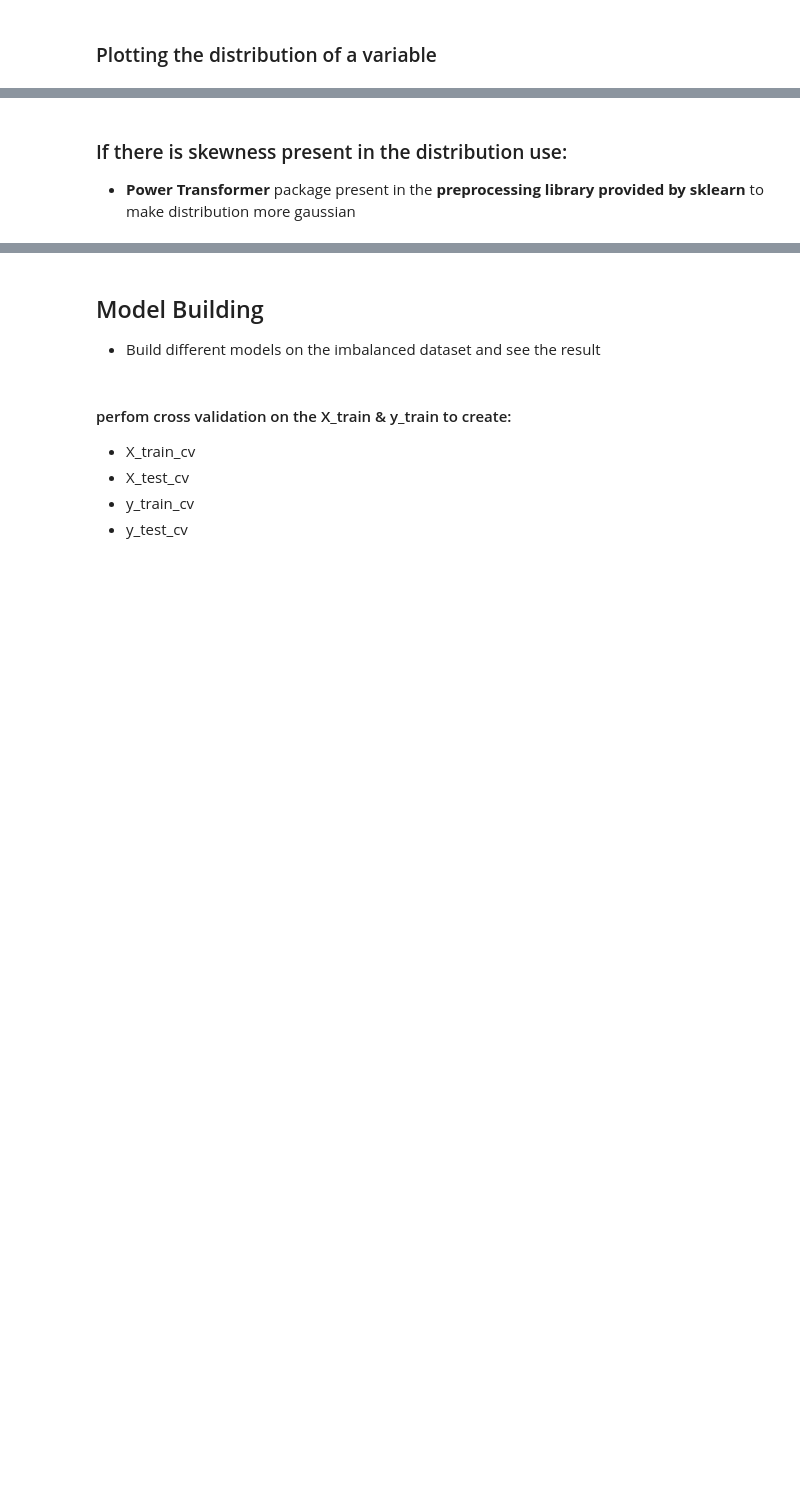
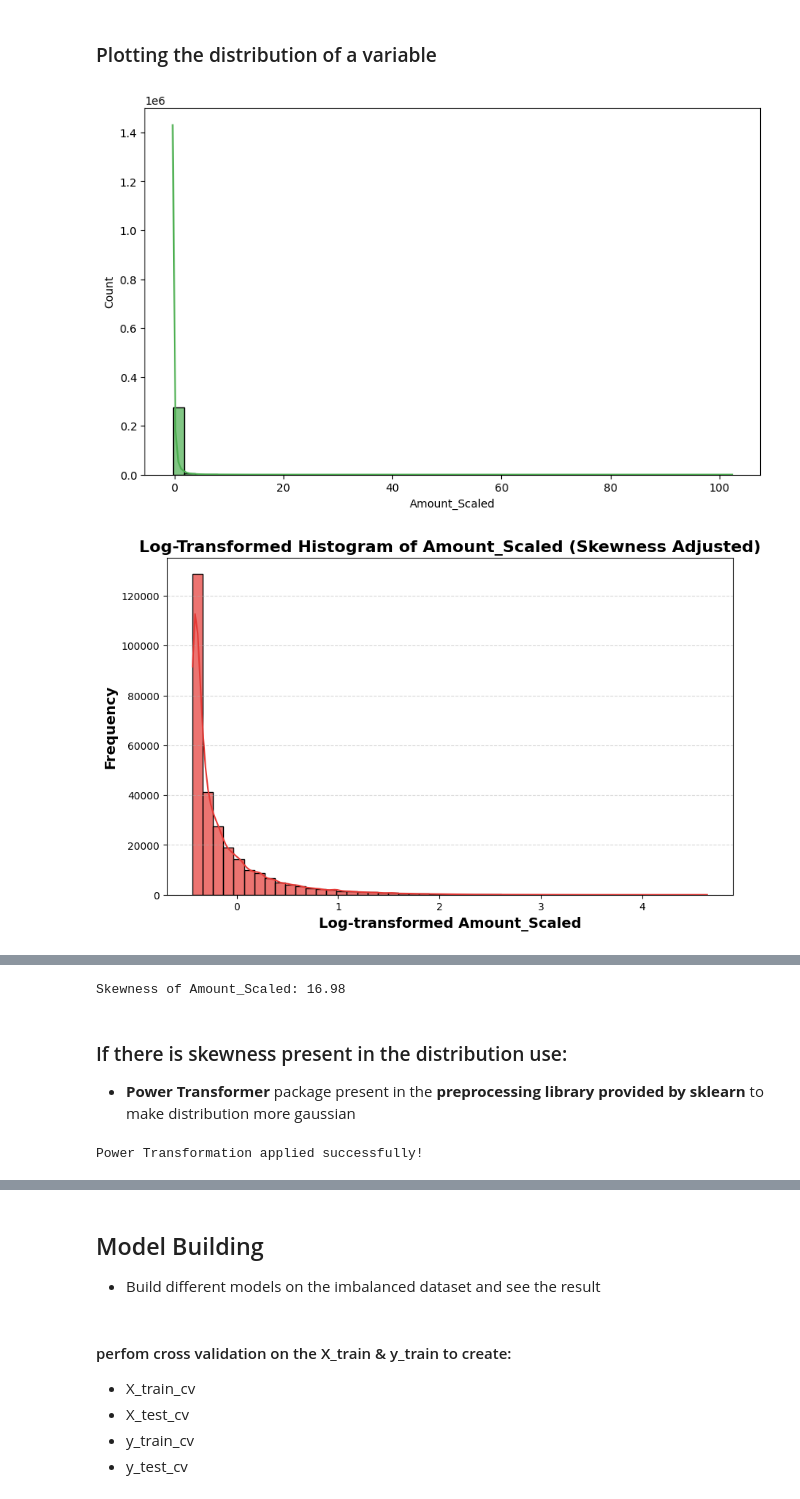
Before and after one commit to iilnreddy/ccdetect, a Jupyter notebook: Credit_card_fraud_detection.ipynb, the cells around one changed output, grey strips where cells are left out. Drawn from its saved outputs; the diff is of its cells as text; code cells hidden in the pictures; blank space fills up the shorter version.

```diff
--- a/Credit_card_fraud_detection.ipynb
+++ b/Credit_card_fraud_detection.ipynb
@@ -353,0 +458,41 @@ print(np.sum(y_test))
+# %%
+# plot the histogram of a variable from the dataset to see the skewness
+import matplotlib.pyplot as plt
+import seaborn as sns
+import numpy as np
+
+# Select the variable to analyze
+variable = "Amount_Scaled"  # Change this to any other column to analyze skewness
+
+# Create figure
+plt.figure(figsize=(10, 6))
+
+# Plot histogram with KDE (density curve)
+sns.histplot(df[variable], bins=50, kde=True, color="#4CAF50", edgecolor="black", alpha=0.7)
+
+# Log transformation option (if the data is highly skewed)
+if df[variable].skew() > 1:
+    plt.figure(figsize=(10, 6))
+    sns.histplot(np.log1p(df[variable]), bins=50, kde=True, color="#E53935", edgecolor="black", alpha=0.7)
+    plt.xlabel(f"Log-transformed {variable}", fontsize=14, fontweight="bold")
+    plt.ylabel("Frequency", fontsize=14, fontweight="bold")
+    plt.title(f"Log-Transformed Histogram of {variable} (Skewness Adjusted)", fontsize=16, fontweight="bold")
+    plt.grid(axis="y", linestyle="--", alpha=0.5)
+    plt.show()
+
+# Labels and title
+plt.xlabel(variable, fontsize=14, fontweight="bold")
+plt.ylabel("Frequency", fontsize=14, fontweight="bold")
+plt.title(f"Histogram of {variable} (Skewness Analysis)", fontsize=16, fontweight="bold")
+
+# Grid for better readability
+plt.grid(axis="y", linestyle="--", alpha=0.5)
+
+# Show plot
+plt.show()
+
+# Print skewness value
+print(f"Skewness of {variable}: {df[variable].skew():.2f}")
+# %% [output]
+[figure, added]
+[figure, added]
@@ -354,3 +500,4 @@ print(np.sum(y_test))
+Skewness of Amount_Scaled: 16.98
 # %% [markdown]
 ### If there is skewness present in the distribution use:
 - <b>Power Transformer</b> package present in the <b>preprocessing library provided by sklearn</b> to make distribution more gaussian
@@ -360,0 +504,17 @@ print(np.sum(y_test))
+# %%
+# - Apply : preprocessing.PowerTransformer(copy=False) to fit & transform the train & test data
+from sklearn.preprocessing import PowerTransformer
+
+# Initialize PowerTransformer
+power_transformer = PowerTransformer(copy=False)
+
+# Fit and transform the training data
+X_train = power_transformer.fit_transform(X_train)
+
+# Transform the test data using the same transformation
+X_test = power_transformer.transform(X_test)
+
+# Print confirmation
+print("Power Transformation applied successfully!")
+# %% [output]
+Power Transformation applied successfully!
```
Also changed, not shown: parts of 39 cells of this notebook.
